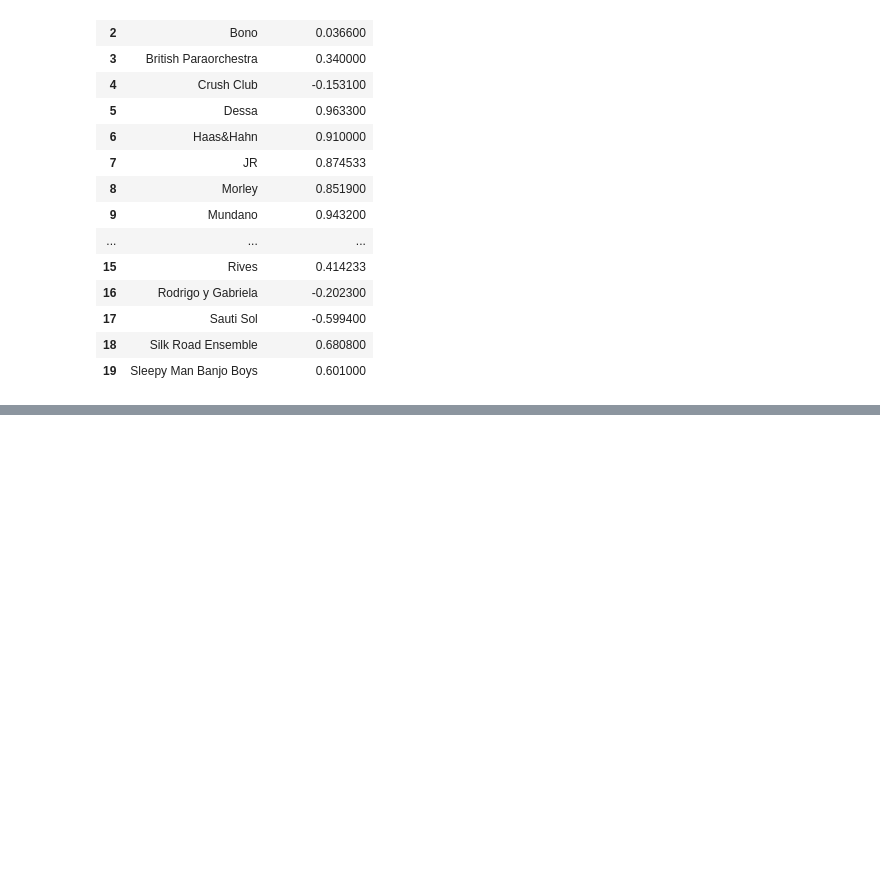
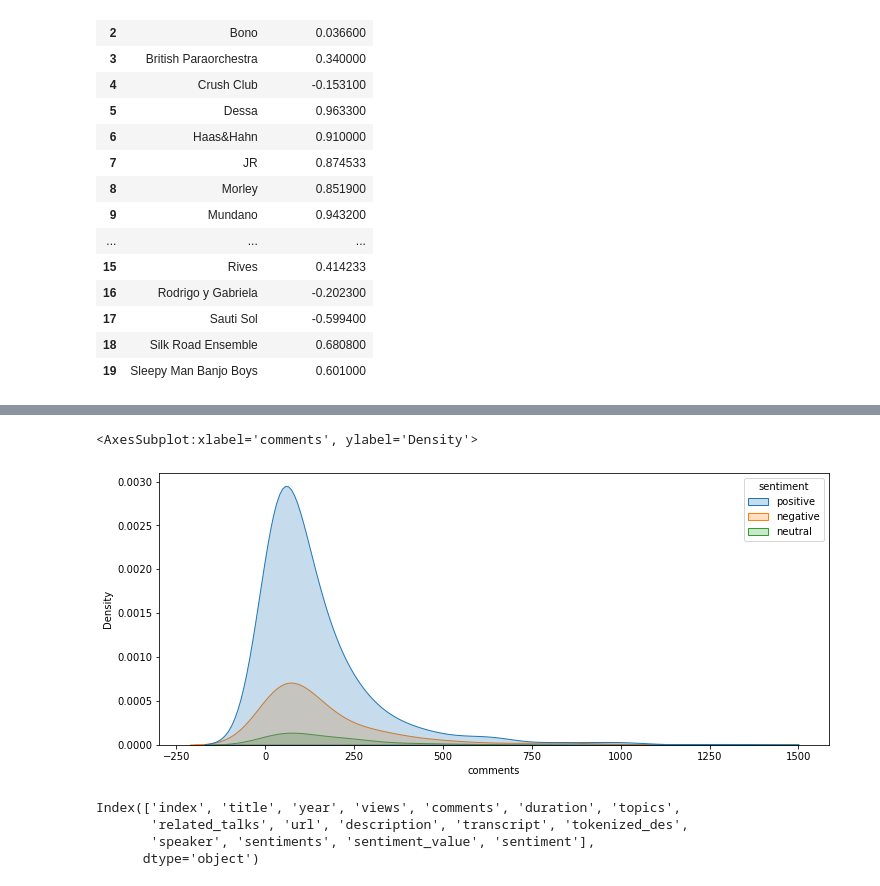
Before and after one commit to ju-br/Project-TED-talks-API-SQL, a Jupyter notebook: API SQL Sentiment TED.ipynb, the cells around one changed output, grey strips where cells are left out. Drawn from its saved outputs; the diff is of its cells as text; code cells hidden in the pictures; blank space fills up the shorter version.

```diff
--- a/API SQL Sentiment TED.ipynb
+++ b/API SQL Sentiment TED.ipynb
@@ -383,0 +496,15 @@ fig.show()
+# %%
+# comments x sentiment
+plt.figure(figsize = (12, 5))
+sns.kdeplot(x=ted_df.loc[ted_df['sentiment'] != "No data"]['comments'], hue=ted_df.loc[ted_df['sentiment'] != "No data"]['sentiment'], fill=True, clip=(-1000,1500))
+plt.title('Number of comments per NLP sentiment')
+# %% [output]
+<AxesSubplot:xlabel='comments', ylabel='Density'>
+[figure, added]
+# %%
+ted_df.columns
+# %% [output]
+Index(['index', 'title', 'year', 'views', 'comments', 'duration', 'topics',
+       'related_talks', 'url', 'description', 'transcript', 'tokenized_des',
+       'speaker', 'sentiments', 'sentiment_value', 'sentiment'],
+      dtype='object')
```
Also changed, not shown: parts of 29 cells of this notebook, 8 other files.
